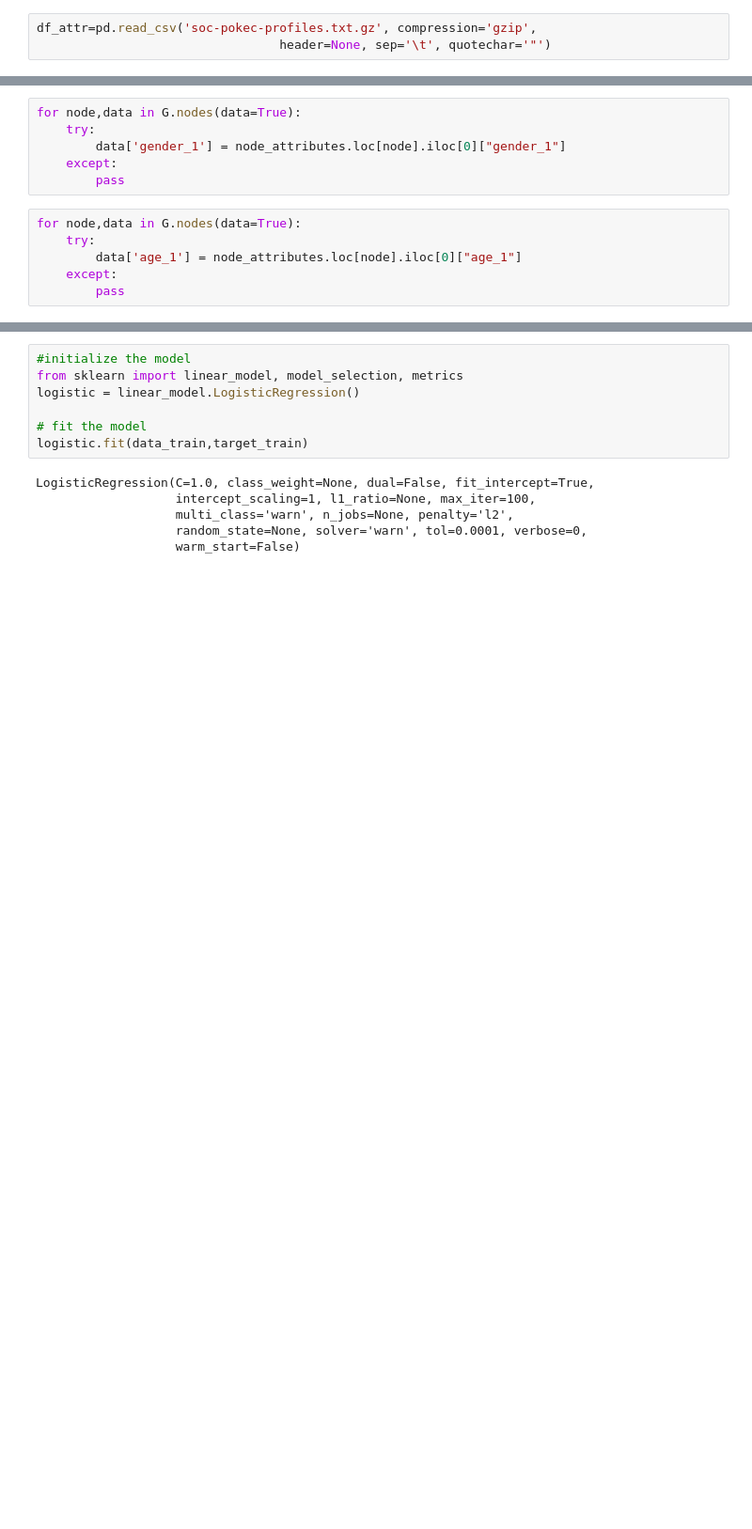
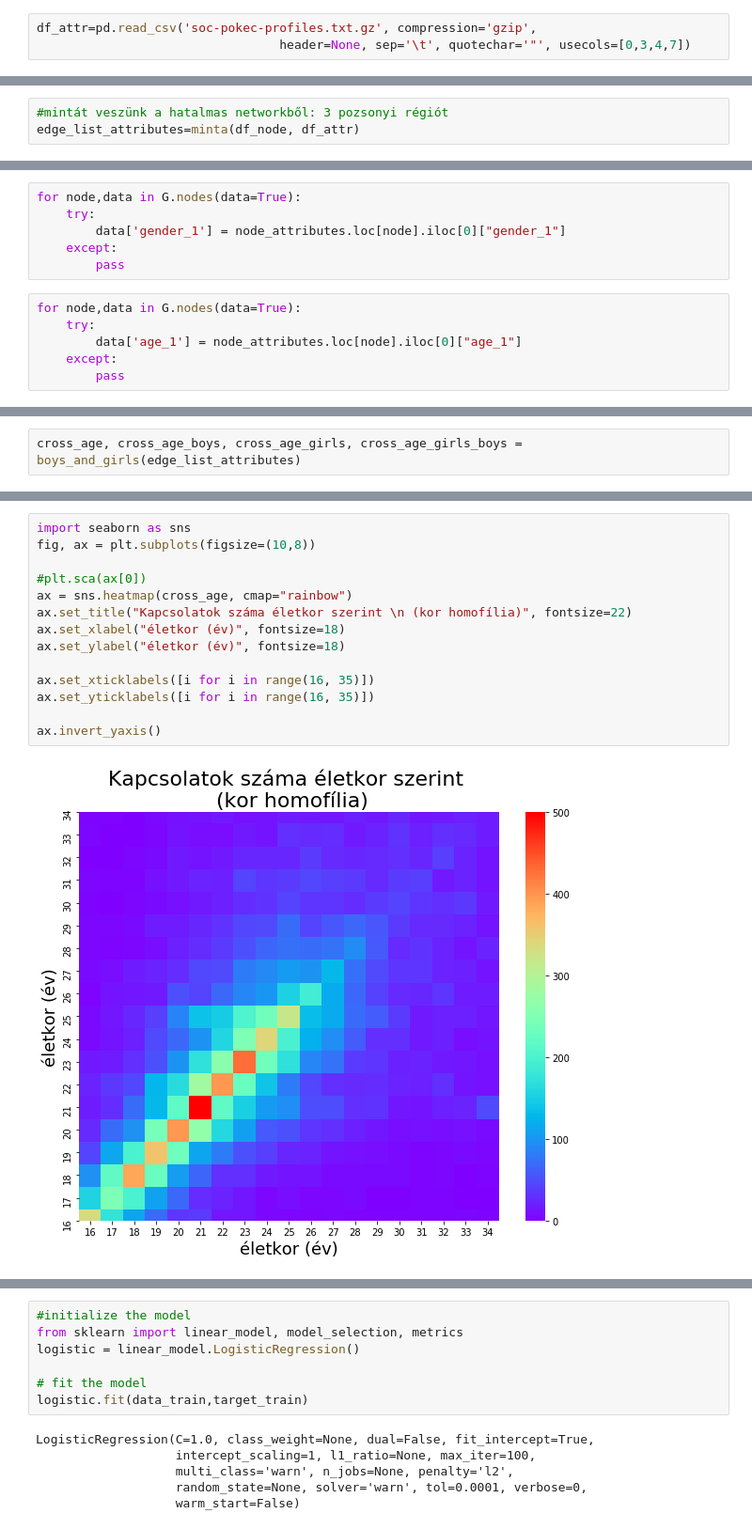
Before and after one commit to Rajk-Network-Science/network_2021_spring, a Jupyter notebook: HAZIK/Hobot_Gyenes/gyenes_hobot_hazi.ipynb, the cells around one changed output, grey strips where cells are left out. Shown: that part at 94% size. Saved outputs shown, nothing was run; the diff lists cells and outputs as text; blank space fills up the shorter version.

```diff
--- a/HAZIK/Hobot_Gyenes/gyenes_hobot_hazi.ipynb
+++ b/HAZIK/Hobot_Gyenes/gyenes_hobot_hazi.ipynb
@@ -14,5 +23,5 @@ df_node = pd.read_csv('soc-pokec-relationships.txt',
                                  header=None, sep='\t', quotechar='"')
 # %%
 df_attr=pd.read_csv('soc-pokec-profiles.txt.gz', compression='gzip',
-                                 header=None, sep='\t', quotechar='"')
+                                 header=None, sep='\t', quotechar='"', usecols=[0,3,4,7])
 # %% [markdown]
@@ -22 +31,4 @@ df=minta(df_node, df_attr)
+# %%
+#mintát veszünk a hatalmas networkből: 3 pozsonyi régiót
+edge_list_attributes=minta(df_node, df_attr)
 # %%
@@ -95,0 +88,2 @@ len(data_train),len(data_test)
+# %%
+cross_age, cross_age_boys, cross_age_girls, cross_age_girls_boys = boys_and_girls(edge_list_attributes)
@@ -95,0 +108,16 @@ len(data_train),len(data_test)
+# %%
+import seaborn as sns
+fig, ax = plt.subplots(figsize=(10,8))
+
+#plt.sca(ax[0])
+ax = sns.heatmap(cross_age, cmap="rainbow")
+ax.set_title("Kapcsolatok száma életkor szerint \n (kor homofília)", fontsize=22)
+ax.set_xlabel("életkor (év)", fontsize=18)
+ax.set_ylabel("életkor (év)", fontsize=18)
+
+ax.set_xticklabels([i for i in range(16, 35)])
+ax.set_yticklabels([i for i in range(16, 35)])
+
+ax.invert_yaxis()
+# %% [output]
+[figure, added]
```
Also changed, not shown: parts of 67 cells of this notebook, 1 other file.
